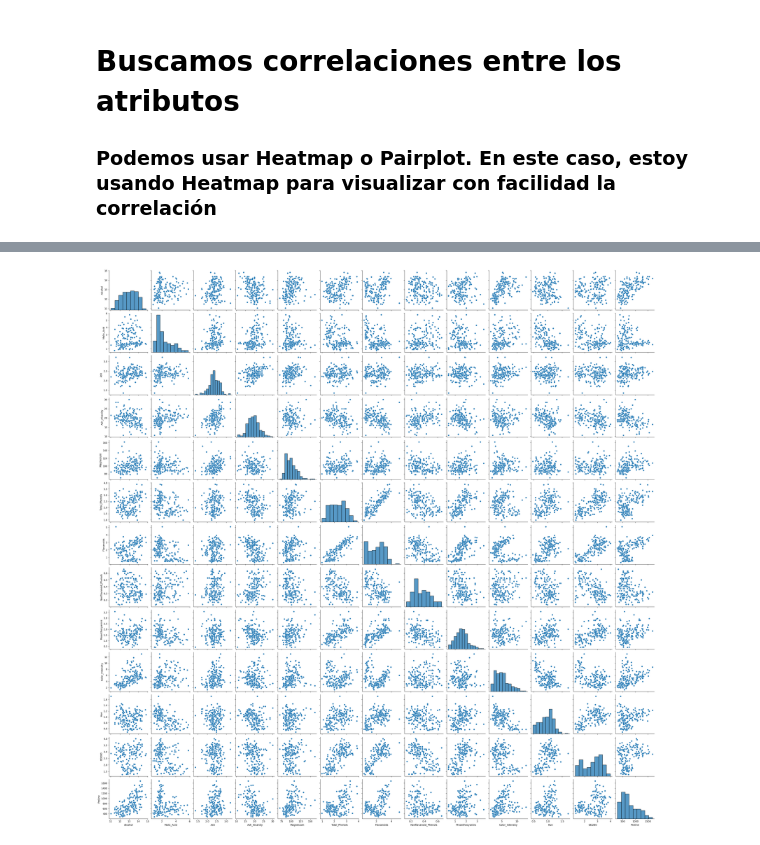
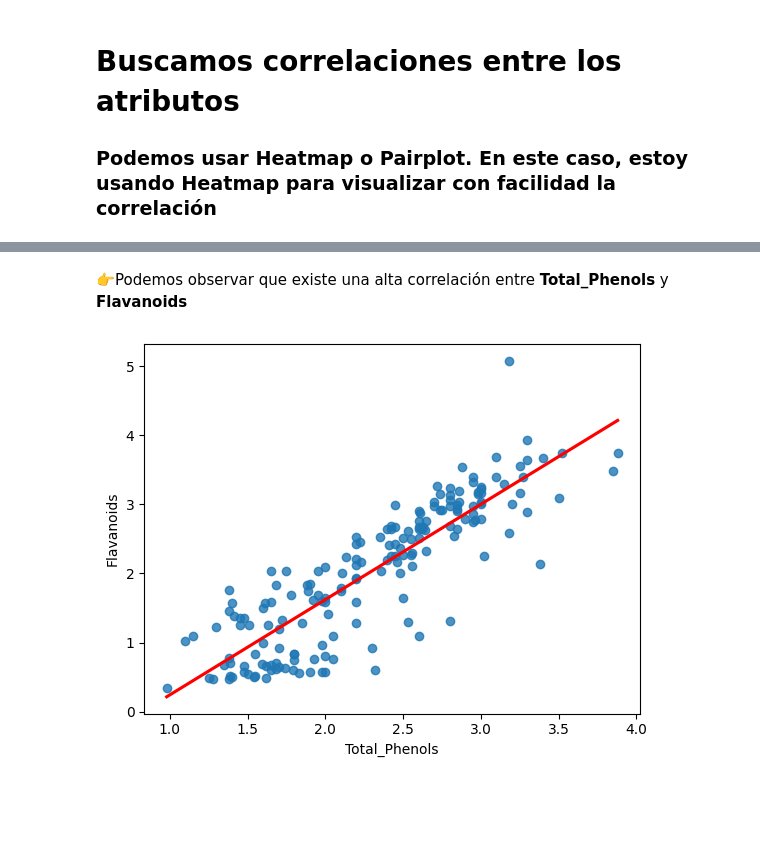
Before and after one commit to AlexCanchari/ML_Wines, a Jupyter notebook: notebooks/01_data_eda.ipynb, the cells around one changed output, grey strips where cells are left out. Cells and saved outputs as stored; diff of their text form; code cells hidden in the pictures; blank space fills up the shorter version.

```diff
--- a/notebooks/01_data_eda.ipynb
+++ b/notebooks/01_data_eda.ipynb
@@ -155,5 +162,7 @@ plt.show()
-# %%
-sns.pairplot(df)
-plt.show()
-# %% [output]
-[figure, removed]
+# %% [markdown]
+👉Podemos observar que existe una alta correlación entre **Total_Phenols** y **Flavanoids**
+# %%
+sns.regplot(df,x='Total_Phenols',y='Flavanoids',fit_reg=True,ci=None,line_kws={'color':'red'})
+plt.show()
+# %% [output]
+[figure, added]
```
Also changed, not shown: parts of 4 cells of this notebook, 1 other file.
